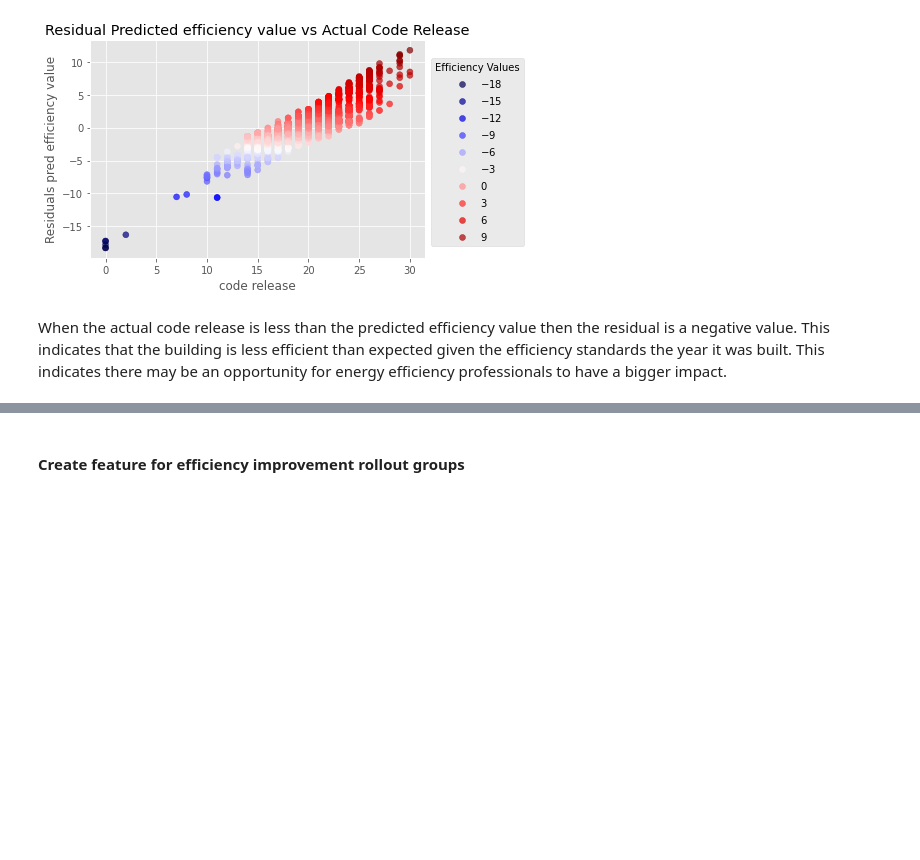
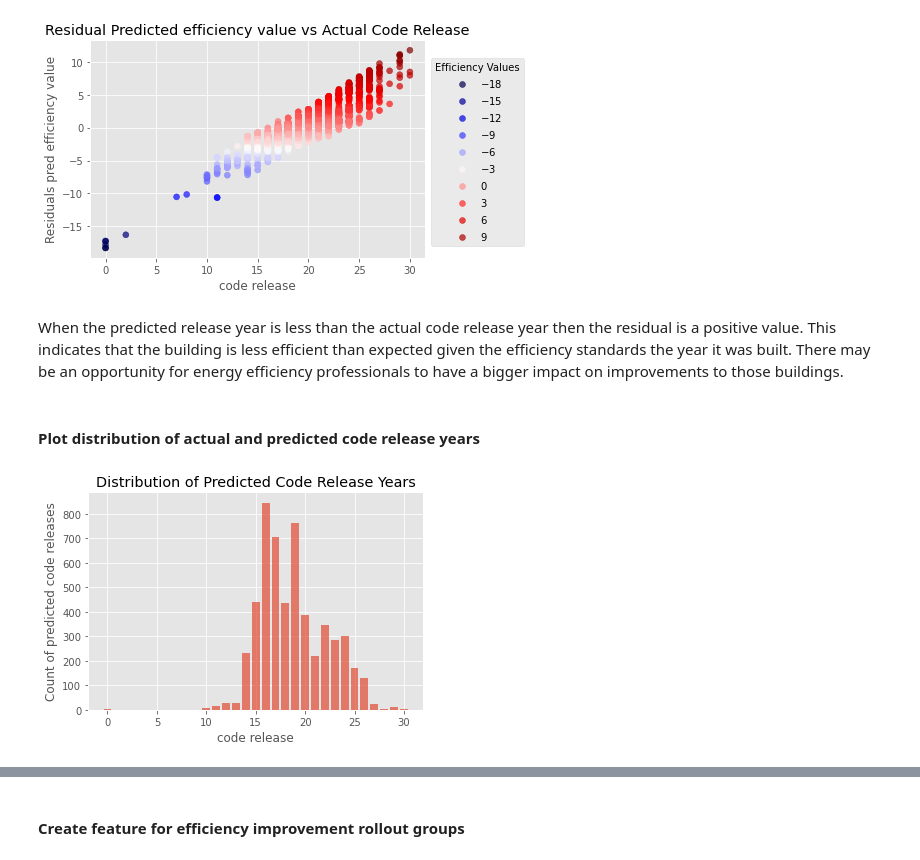
Before and after one commit to katiejohnsonsf/Forecasting-a-Carbon-Zero-City, a Jupyter notebook: Pred EDA.ipynb, the cells around one changed output, grey strips where cells are left out. Cells and saved outputs as stored; diff of their text form; code cells hidden in the pictures; blank space fills up the shorter version.

Commit message:
add prediction distribution count

```diff
--- a/Pred EDA.ipynb
+++ b/Pred EDA.ipynb
@@ -77,4 +77,27 @@ plt.show()
 # %% [output]
 [figure]
 # %% [markdown]
-When the actual code release is less than the predicted efficiency value then the residual is a negative value. This indicates that the building is less efficient than expected given the efficiency standards the year it was built. This indicates there may be an opportunity for energy efficiency professionals to have a bigger impact.
+When the predicted release year is less than the actual code release year then the residual is a positive value. This indicates that the building is less efficient than expected given the efficiency standards the year it was built. There may be an opportunity for energy efficiency professionals to have a bigger impact on improvements to those buildings.
+# %% [markdown]
+#### Plot distribution of actual and predicted code release years
+# %%
+# create df for count of actual code release & predicted values
+code_perf_dist = resid_df[['code_release_pred', 'code_release_act']].groupby('code_release_act').agg('count')
+code_perf_dist = code_perf_dist.reset_index()
+# %%
+# plot distribution of predicted code release years
+
+x = code_perf_dist['code_release_act']
+y = code_perf_dist['code_release_pred']
+
+
+fig, ax = plt.subplots()
+
+ax.bar(x, y, alpha=0.7)
+ax.set_title('Distribution of Predicted Code Release Years')
+ax.set_xlabel('code release')
+ax.set_ylabel('Count of predicted code releases')
+
+plt.show()
+# %% [output]
+[figure, added]
```
Also changed, not shown: parts of 2 cells of this notebook.
